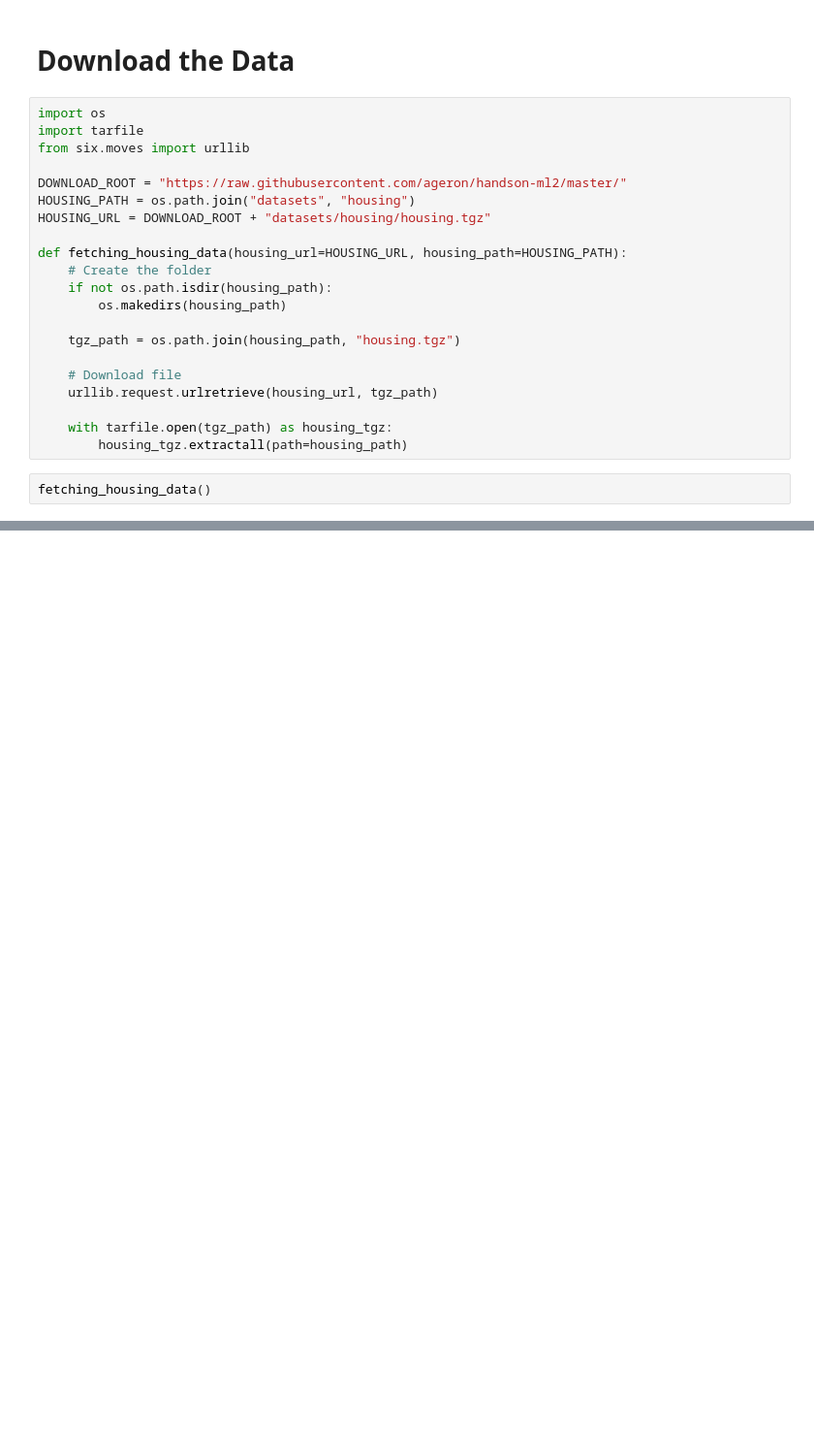
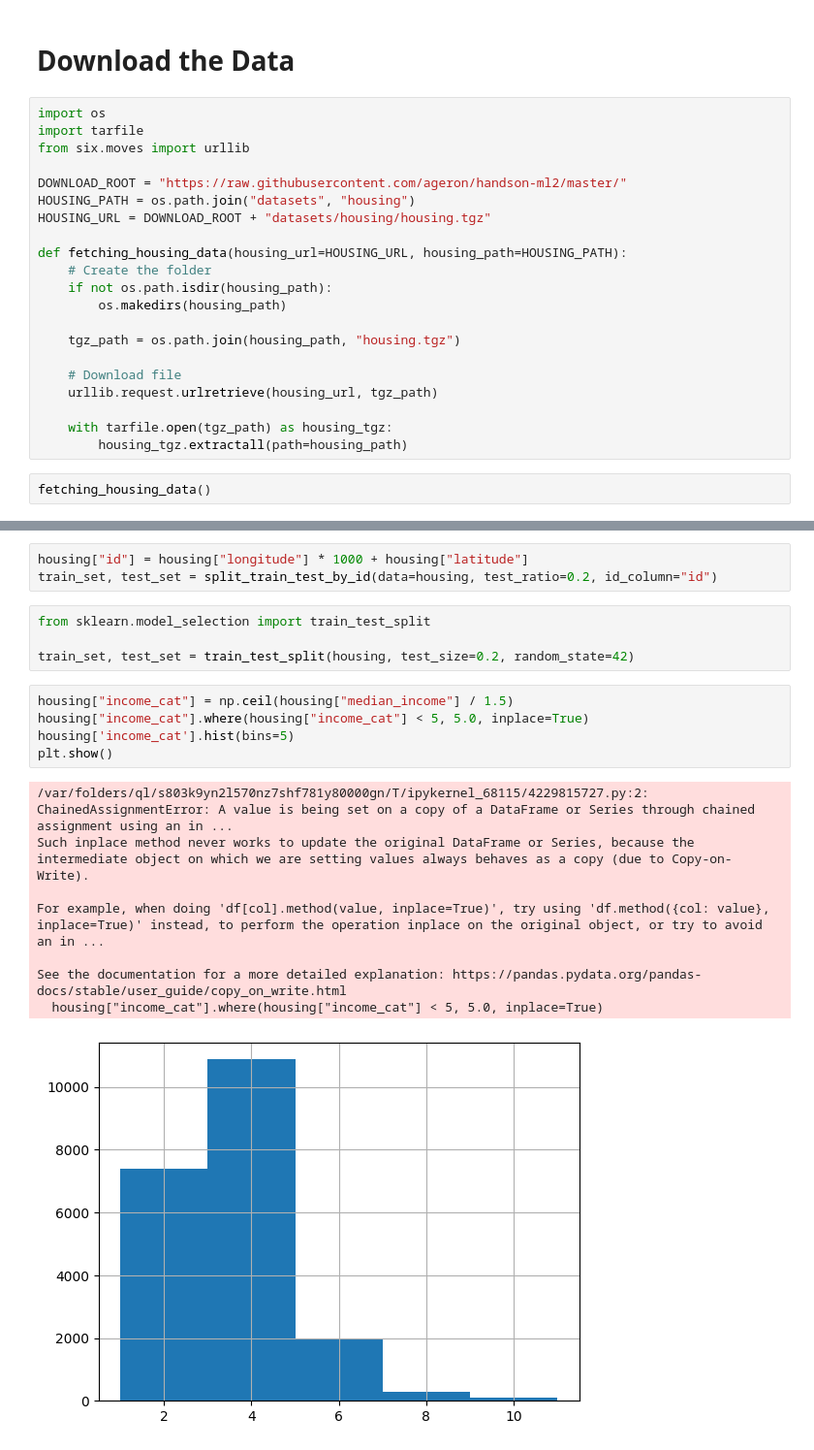
Before and after one commit to Thanhquan1404/Scikit-Learn_TensorFlow_tutorial, a Jupyter notebook: Chapter_02/Housing.ipynb, the cells around one changed output, grey strips where cells are left out. Shown at 97% size. Saved outputs shown, nothing was run; the diff lists cells and outputs as text; blank space fills up the shorter version.

```diff
--- a/Chapter_02/Housing.ipynb
+++ b/Chapter_02/Housing.ipynb
@@ -25,0 +116,21 @@ fetching_housing_data()
+# %%
+housing["id"] = housing["longitude"] * 1000 + housing["latitude"]
+train_set, test_set = split_train_test_by_id(data=housing, test_ratio=0.2, id_column="id")
+# %%
+from sklearn.model_selection import train_test_split
+
+train_set, test_set = train_test_split(housing, test_size=0.2, random_state=42)
+# %%
+housing["income_cat"] = np.ceil(housing["median_income"] / 1.5)
+housing["income_cat"].where(housing["income_cat"] < 5, 5.0, inplace=True)
+housing['income_cat'].hist(bins=5)
+plt.show()
+# %% [output]
+/var/folders/ql/s803k9yn2l570nz7shf781y80000gn/T/ipykernel_68115/4229815727.py:2: ChainedAssignmentError: A value is being set on a copy of a DataFrame or Series through chained assignment using an in ...
+Such inplace method never works to update the original DataFrame or Series, because the intermediate object on which we are setting values always behaves as a copy (due to Copy-on-Write).
+
+For example, when doing 'df[col].method(value, inplace=True)', try using 'df.method({col: value}, inplace=True)' instead, to perform the operation inplace on the original object, or try to avoid an in ...
+
+See the documentation for a more detailed explanation: https://pandas.pydata.org/pandas-docs/stable/user_guide/copy_on_write.html
+  housing["income_cat"].where(housing["income_cat"] < 5, 5.0, inplace=True)
+[figure, added]
```
Also changed, not shown: parts of 11 cells of this notebook, 4 other files.
